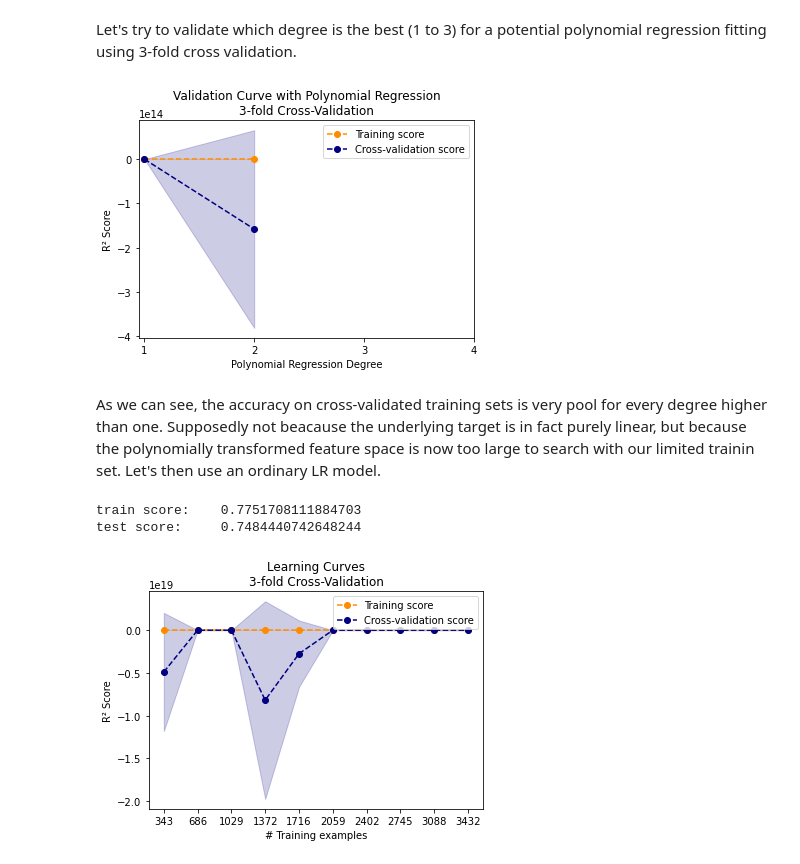
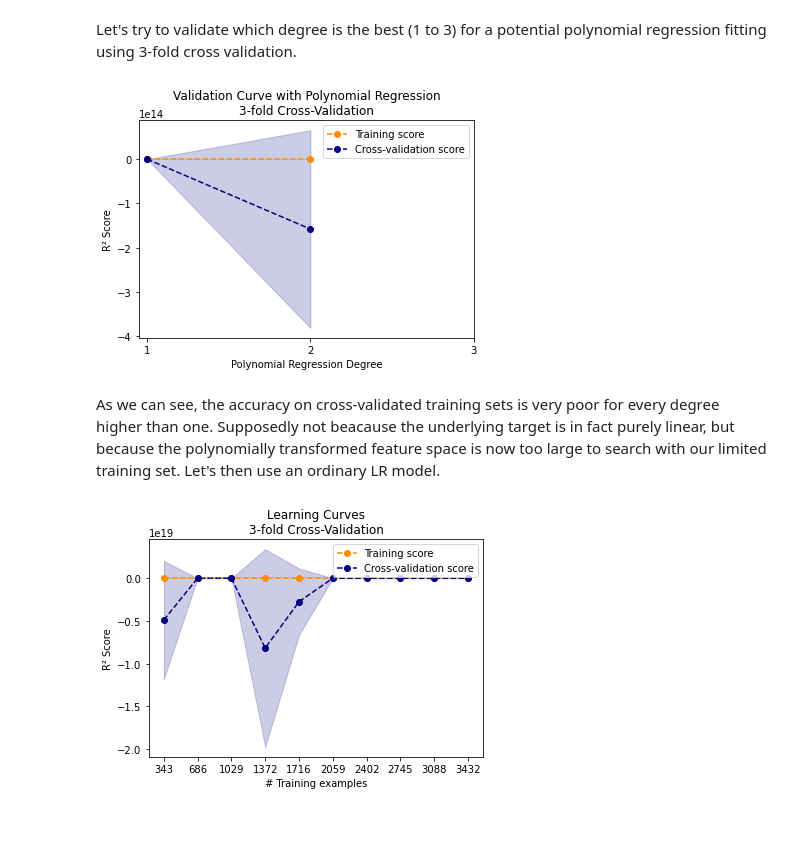
Before and after one commit to manasanoolu7/Belgium-prices-prediction, a Jupyter notebook: joachim.ipynb, the cells around one changed output. Cells and saved outputs as stored; diff of their text form; code cells hidden in the pictures; blank space fills up the shorter version.

```diff
--- a/joachim.ipynb
+++ b/joachim.ipynb
@@ -17,20 +45,12 @@ X_train.shape, y_train.shape, X_test.shape, y_test.shape
 # %% [markdown]
 Let's try to validate which degree is the best (1 to 3) for a potential polynomial regression fitting using 3-fold cross validation.
 # %%
-plot_poly_reg_validation_curves(X_train, y_train, 3, 4)
+plot_poly_reg_validation_curves(X_train, y_train, 3, 3)
 # %% [output]
-[figure, old version]
+[figure, new version]
 # %% [markdown]
-As we can see, the accuracy on cross-validated training sets is very pool for every degree higher than one. Supposedly not beacause the underlying target is in fact purely linear, but because the polynomially transformed feature space is now too large to search with our limited trainin set.
+As we can see, the accuracy on cross-validated training sets is very poor for every degree higher than one. Supposedly not beacause the underlying target is in fact purely linear, but because the polynomially transformed feature space is now too large to search with our limited training set.
 Let's then use an ordinary LR model.
-# %%
-lin_reg_model = OLS_linear_regression(X_train, y_train)
-score_train = lin_reg_model.score(X_train, y_train)
-score_test = lin_reg_model.score(X_test, y_test)
-print(f'train score:\t{score_train}\ntest score:\t{score_test}')
-# %% [output]
-train score:    0.7751708111884703
-test score:     0.7484440742648244
 # %%
 plot_OLS_lin_reg_r2_curves(X_train, y_train, 3)
 # %% [output]
```
Also changed, not shown: parts of 2 cells of this notebook, 1 other file.
